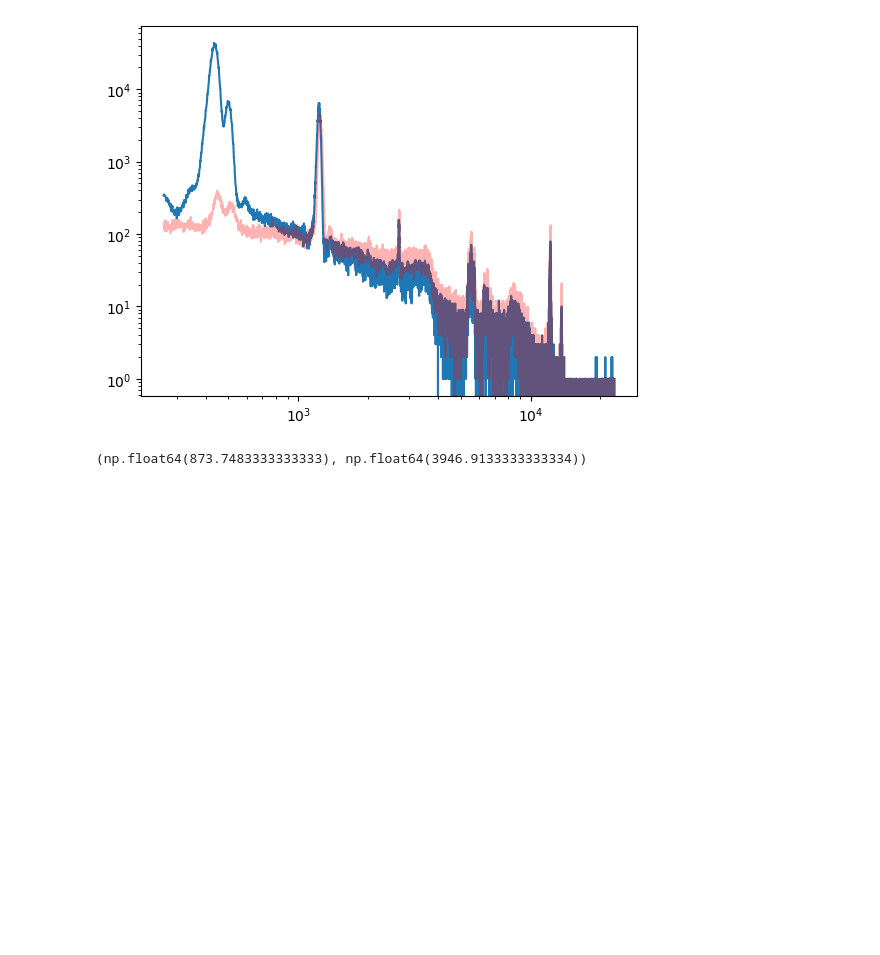
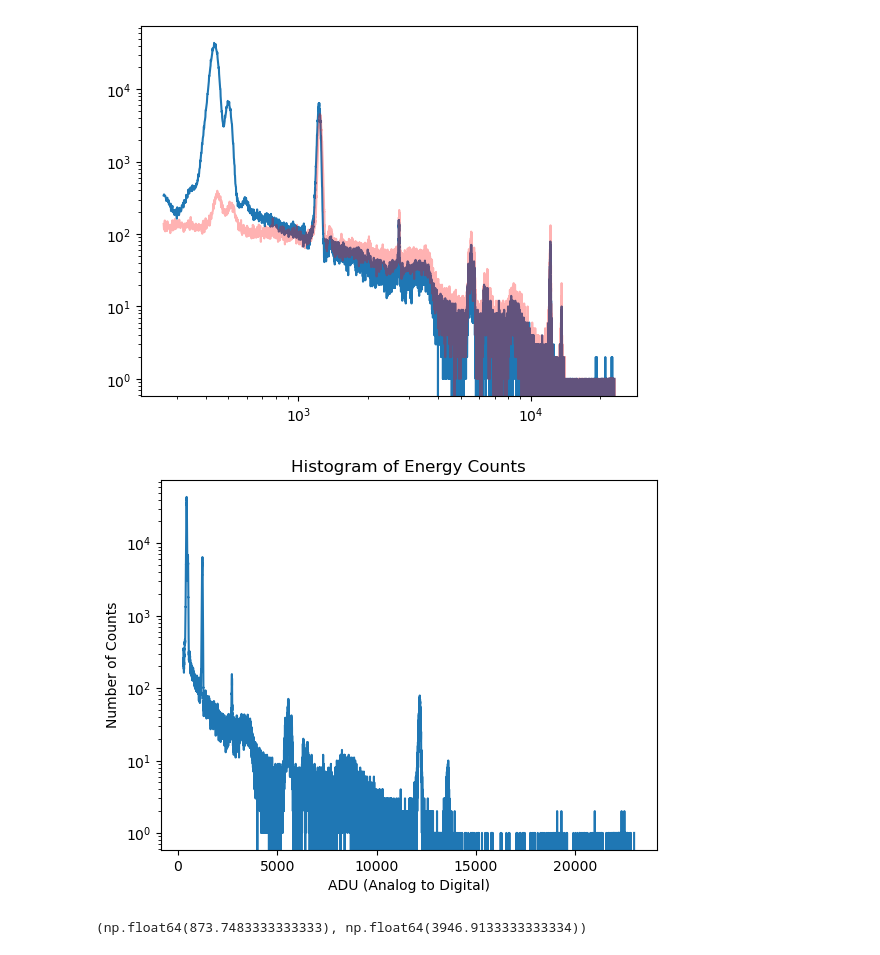
Before and after one commit to EAdelsbach/redpitaya_control, a Jupyter notebook: Notebooks/Analysis/Timing Analysis copy.ipynb, the cells around one changed output. Saved outputs shown, nothing was run; the diff lists cells and outputs as text; code cells hidden in the pictures; blank space fills up the shorter version.

```diff
--- a/Notebooks/Analysis/Timing Analysis copy.ipynb
+++ b/Notebooks/Analysis/Timing Analysis copy.ipynb
@@ -400,6 +400,17 @@ plt.xscale('log')
 ##RATE WITH AND WITHOUT ABSORBR
 # %% [output]
 [figure]
+# %%
+# plt.plot(adu_all[0],h_all[0], label ='Without Absorber')
+plt.plot(adu_all[0], h_all[0], label = 'Histogram of Energy Counts')
+plt.title("Histogram of Energy Counts")
+plt.xlabel("ADU (Analog to Digital)")
+plt.ylabel("Number of Counts")
+
+plt.yscale('log')
+# plt.xscale('log')
+# %% [output]
+[figure, added]
 # %%
 h_all[1].sum()/(60*10),h_all[0].sum()/(60*10)
 # %% [output]
```
Also changed, not shown: 25 other files.
